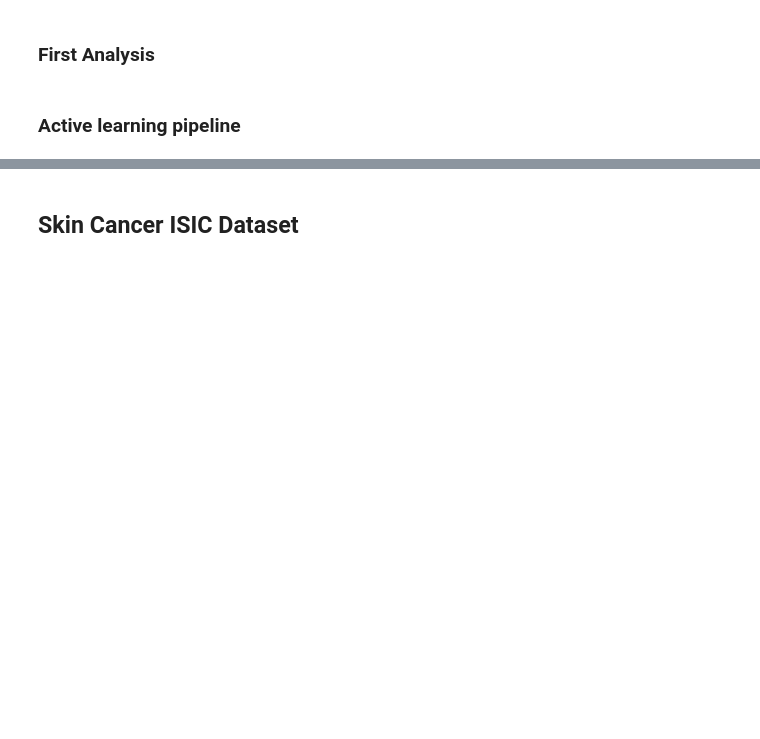
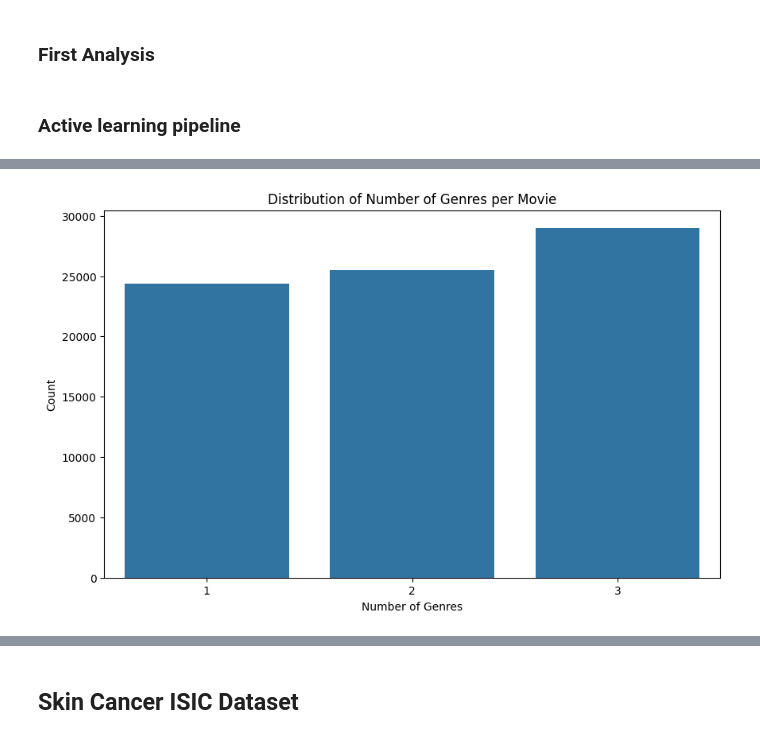
Before and after one commit to yarden4998/DataAnalysisAndVisualizationProject, a Jupyter notebook: dataanalysisvisualizationfiles/research/code/explore_datasets.ipynb, the cells around one changed output, grey strips where cells are left out. Cells and saved outputs as stored; diff of their text form; code cells hidden in the pictures; blank space fills up the shorter version.

```diff
--- a/dataanalysisvisualizationfiles/research/code/explore_datasets.ipynb
+++ b/dataanalysisvisualizationfiles/research/code/explore_datasets.ipynb
@@ -190,0 +216,22 @@ for i in range(iterations):
+# %%
+import matplotlib.pyplot as plt
+import seaborn as sns
+import pandas as pd
+from nltk.corpus import stopwords
+# Ensure nltk resources are downloaded
+nltk.download('stopwords')
+# Download the 'punkt' resource
+nltk.download('punkt')
+
+imdb_movies_data = pd.read_csv('../data/IMDb movies.csv')
+
+# Preprocess the genre column
+def preprocess_genre(genre_str):
+    if pd.isna(genre_str):
+        return []
+    return [genre.strip() for genre in genre_str.split(',')]
+
+imdb_movies_data['genre'] = imdb_movies_data['genre'].apply(preprocess_genre)
+
+# Display the first few rows to understand the structure
+# print(imdb_movies_data.head(5))
@@ -190,0 +267,2 @@ for i in range(iterations):
+# %%
+imdb_movies_data.dropna(subset=['description'], inplace=True)
@@ -190,0 +291,16 @@ for i in range(iterations):
+# %%
+import matplotlib.pyplot as plt
+import seaborn as sns
+
+# Distribution of the number of genres per movie
+imdb_movies_data['num_genres'] = imdb_movies_data['genre'].apply(len)
+
+# Plotting the distribution
+plt.figure(figsize=(10, 6))
+sns.countplot(x='num_genres', data=imdb_movies_data)
+plt.title('Distribution of Number of Genres per Movie')
+plt.xlabel('Number of Genres')
+plt.ylabel('Count')
+plt.show()
+# %% [output]
+[figure, added]
```
Also changed, not shown: parts of 20 cells of this notebook, 3 other files.
